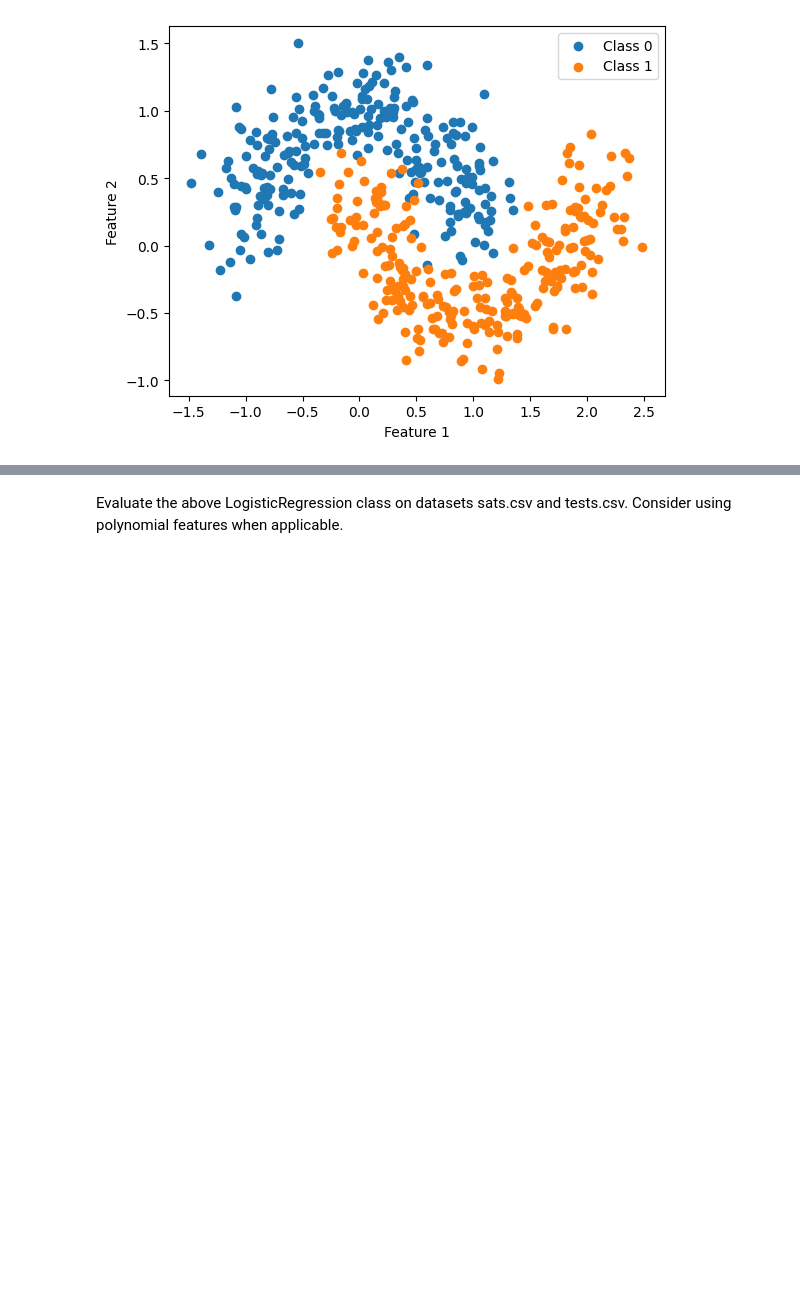
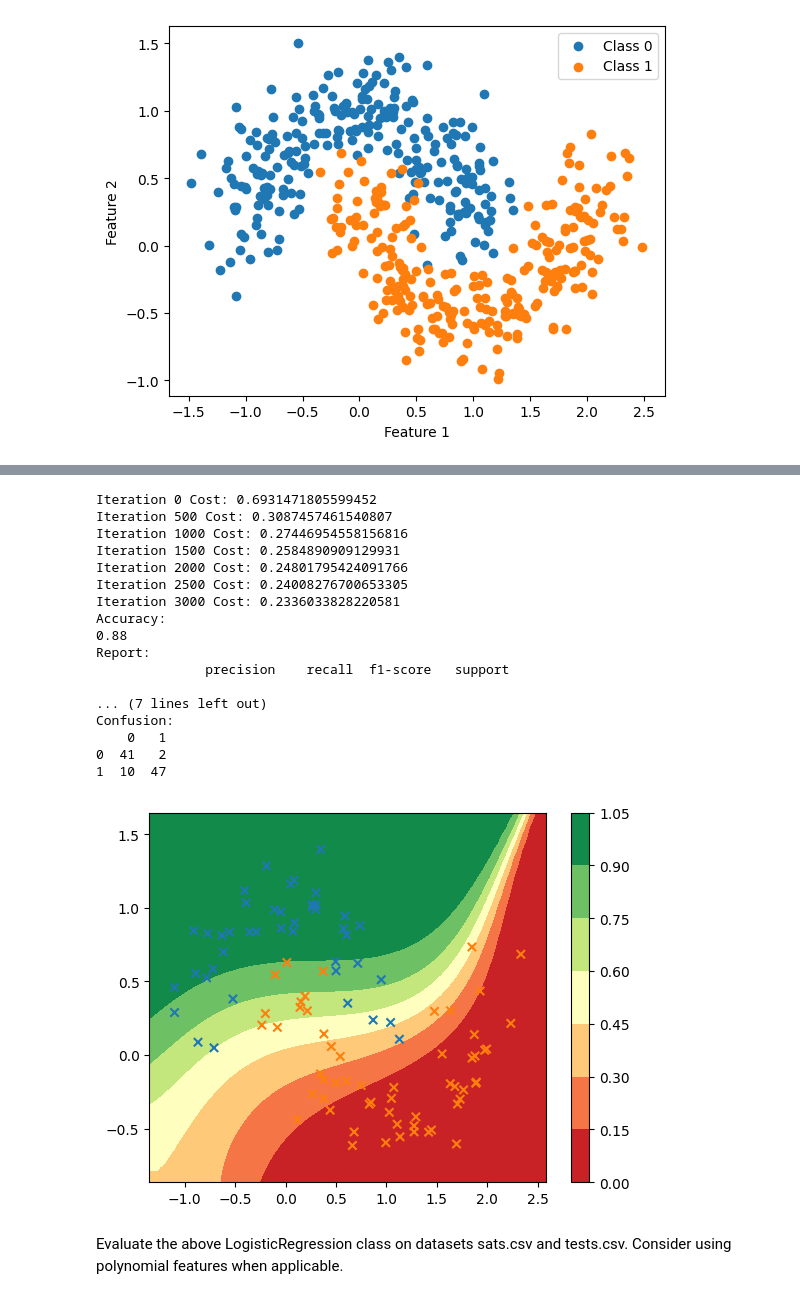
Before and after one commit to proc1v/ML-Intro-LNU, a Jupyter notebook: HW2/Multivariate LR-Stubs.ipynb, the cells around one changed output, grey strips where cells are left out. Saved outputs shown, nothing was run; the diff lists cells and outputs as text; code cells hidden in the pictures; blank space fills up the shorter version.

```diff
--- a/HW2/Multivariate LR-Stubs.ipynb
+++ b/HW2/Multivariate LR-Stubs.ipynb
@@ -352,3 +363,37 @@ Confusion:
+# %%
+poly = PolynomialFeatures(degree=4, include_bias=False)
+X_train_poly = poly.fit_transform(X_train)
+X_test_poly = poly.transform(X_test)
+
+lr = LogisticRegression(standardize=True, learning_rate=0.01, max_iter=3000, tol=1e-6, verbose=True)
+lr.fit(X_train_poly, y_train)
+y_test_pred = lr.predict(X_test_poly)
+
+accuracy, report, confusion = evaluate_classification(y_test, y_test_pred)
+print(f"Accuracy: \n{accuracy}")
+print(f"Report: \n{report}")
+print(f"Confusion: \n{confusion}")
+plot_decision_boundary(lr, X_test, y_test, poly)
+plt.show()
+# %% [output]
+Iteration 0 Cost: 0.6931471805599452
+Iteration 500 Cost: 0.3087457461540807
+Iteration 1000 Cost: 0.27446954558156816
+Iteration 1500 Cost: 0.2584890909129931
+Iteration 2000 Cost: 0.24801795424091766
+Iteration 2500 Cost: 0.24008276700653305
+Iteration 3000 Cost: 0.2336033828220581
+Accuracy:
+0.88
+Report:
+              precision    recall  f1-score   support
+
+... (7 lines left out)
+Confusion:
+    0   1
+0  41   2
+1  10  47
+[figure, added]
 # %% [markdown]
 Evaluate the above LogisticRegression class on datasets sats.csv and tests.csv. Consider using polynomial features when applicable.
 # %%
```
Also changed, not shown: parts of 19 cells of this notebook.
